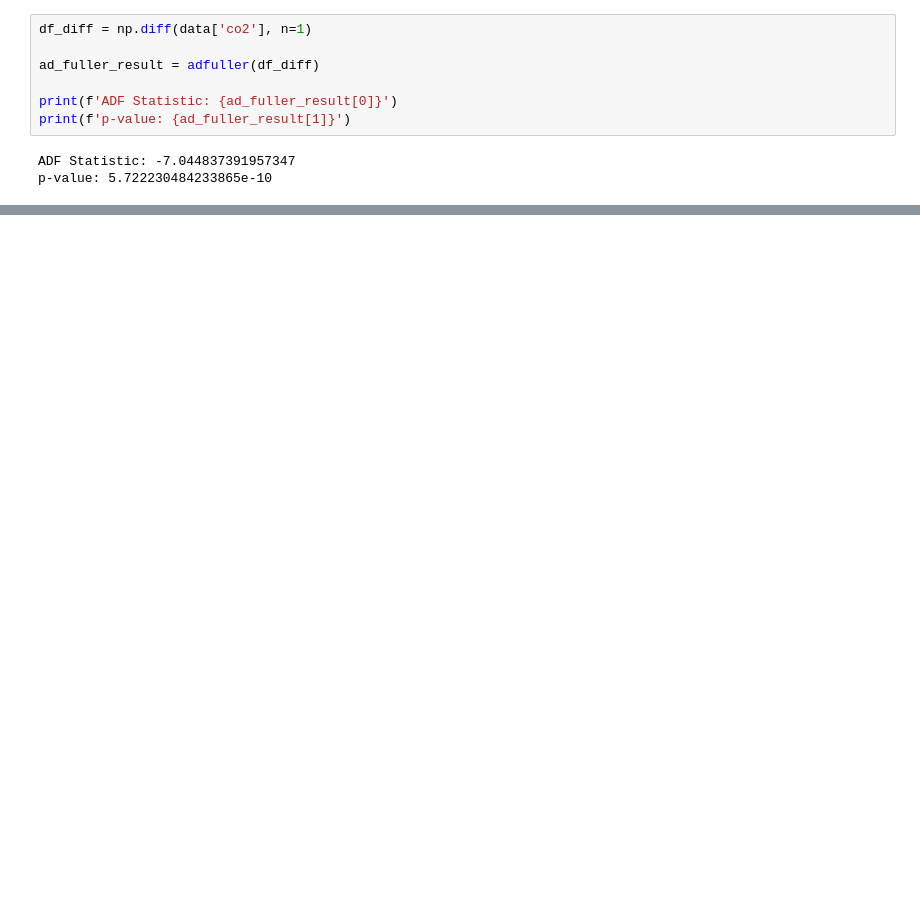
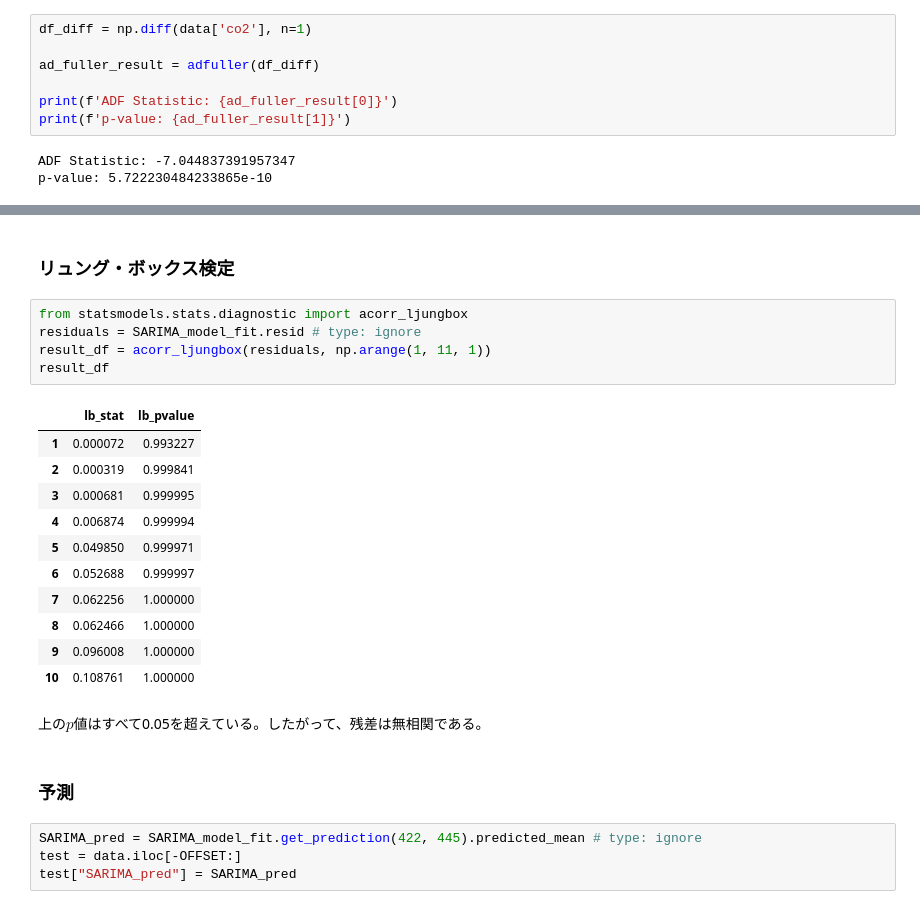
Before and after one commit to cct-blog/cct-seiya-kumada, a Jupyter notebook: sarima/src/main.ipynb, the cells around one changed output, grey strips where cells are left out. Cells and saved outputs as stored; diff of their text form; blank space fills up the shorter version.

```diff
--- a/sarima/src/main.ipynb
+++ b/sarima/src/main.ipynb
@@ -211,0 +283,27 @@ ARIMA_result_df
+# %% [markdown]
+### リュング・ボックス検定
+# %%
+from statsmodels.stats.diagnostic import acorr_ljungbox
+residuals = SARIMA_model_fit.resid # type: ignore
+result_df = acorr_ljungbox(residuals, np.arange(1, 11, 1))
+result_df
+# %% [output]
+|  | lb_stat | lb_pvalue |
+| 1 | 0.000072 | 0.993227 |
+| 2 | 0.000319 | 0.999841 |
+| 3 | 0.000681 | 0.999995 |
+| 4 | 0.006874 | 0.999994 |
+| 5 | 0.049850 | 0.999971 |
+| 6 | 0.052688 | 0.999997 |
+| 7 | 0.062256 | 1.000000 |
+| 8 | 0.062466 | 1.000000 |
+| 9 | 0.096008 | 1.000000 |
+| 10 | 0.108761 | 1.000000 |
+# %% [markdown]
+上の$p$値はすべて0.05を超えている。したがって、残差は無相関である。
+# %% [markdown]
+### 予測
+# %%
+SARIMA_pred = SARIMA_model_fit.get_prediction(422, 445).predicted_mean # type: ignore
+test = data.iloc[-OFFSET:]
+test["SARIMA_pred"] = SARIMA_pred
```
Also changed, not shown: parts of 25 cells of this notebook.
